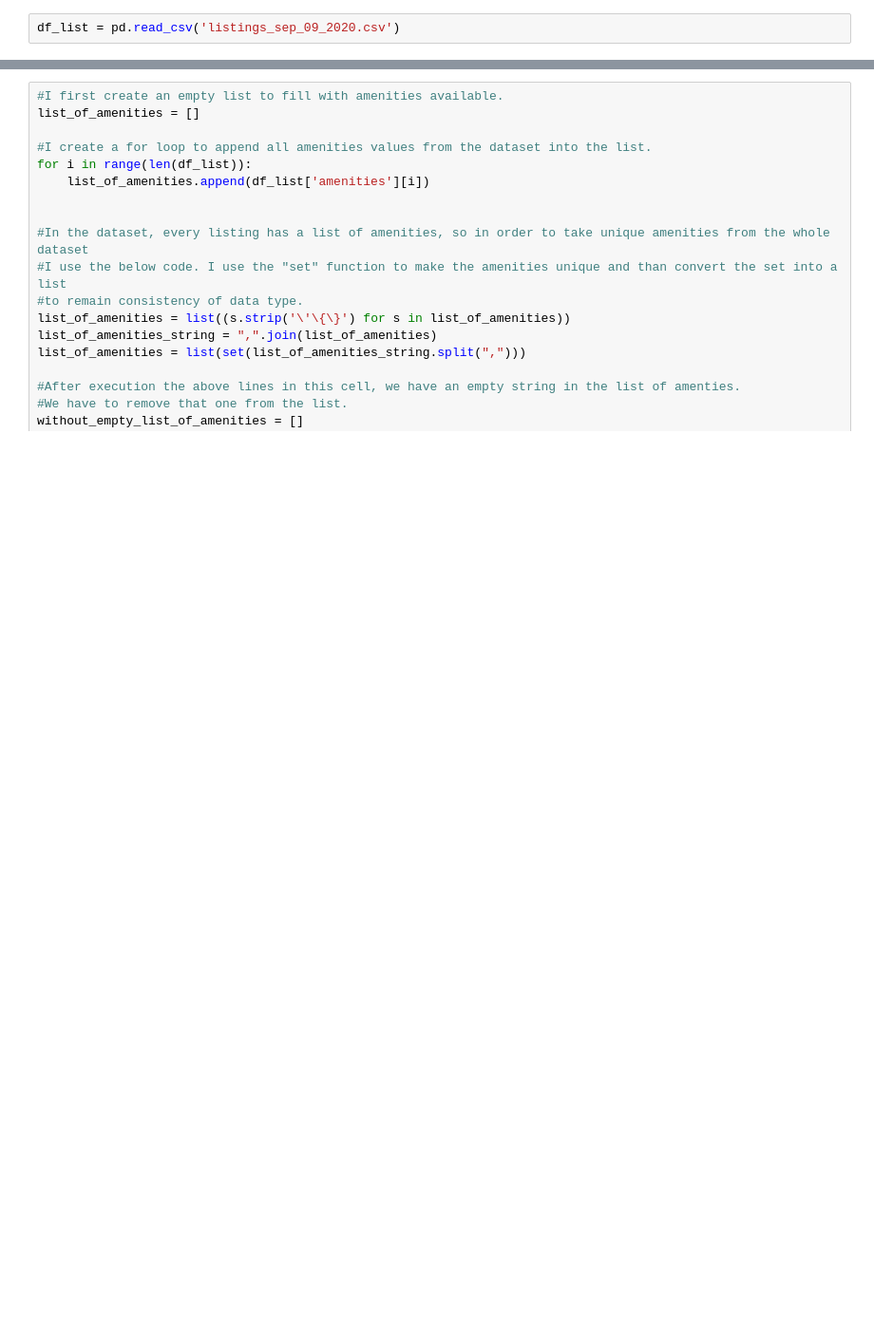
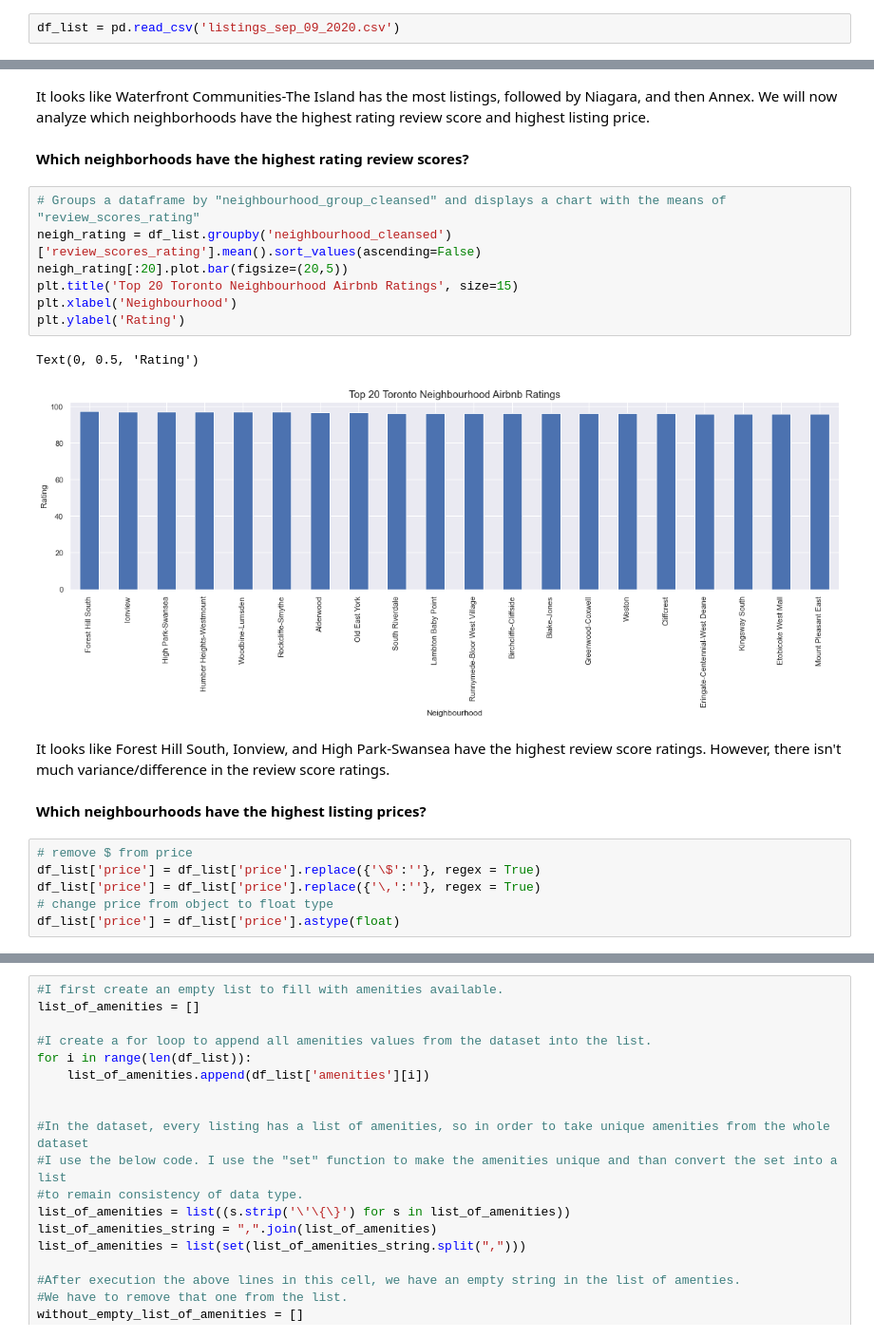
Before and after one commit to peterle93/Toronto-Airbnb-Analysis, a Jupyter notebook: Toronto Airbnb Dataset.ipynb, the cells around one changed output, grey strips where cells are left out. Shown at 95% size. Saved outputs shown, nothing was run; the diff lists cells and outputs as text; blank space fills up the shorter version.

```diff
--- a/Toronto Airbnb Dataset.ipynb
+++ b/Toronto Airbnb Dataset.ipynb
@@ -159,0 +229,25 @@ df_org.head()
+# %% [markdown]
+It looks like Waterfront Communities-The Island has the most listings, followed by Niagara, and then Annex. We will now analyze which neighborhoods have the highest rating review score and highest listing price.
+# %% [markdown]
+**Which neighborhoods have the highest rating review scores?**
+# %%
+# Groups a dataframe by "neighbourhood_group_cleansed" and displays a chart with the means of "review_scores_rating"
+neigh_rating = df_list.groupby('neighbourhood_cleansed')['review_scores_rating'].mean().sort_values(ascending=False)
+neigh_rating[:20].plot.bar(figsize=(20,5))
+plt.title('Top 20 Toronto Neighbourhood Airbnb Ratings', size=15)
+plt.xlabel('Neighbourhood')
+plt.ylabel('Rating')
+# %% [output]
+Text(0, 0.5, 'Rating')
+[figure, added]
+# %% [markdown]
+
+It looks like Forest Hill South, Ionview, and High Park-Swansea have the highest review score ratings. However, there isn't much variance/difference in the review score ratings.
+# %% [markdown]
+**Which neighbourhoods have the highest listing prices?**
+# %%
+# remove $ from price
+df_list['price'] = df_list['price'].replace({'\$':''}, regex = True)
+df_list['price'] = df_list['price'].replace({'\,':''}, regex = True)
+# change price from object to float type
+df_list['price'] = df_list['price'].astype(float)
```
Also changed, not shown: parts of 52 cells of this notebook.
